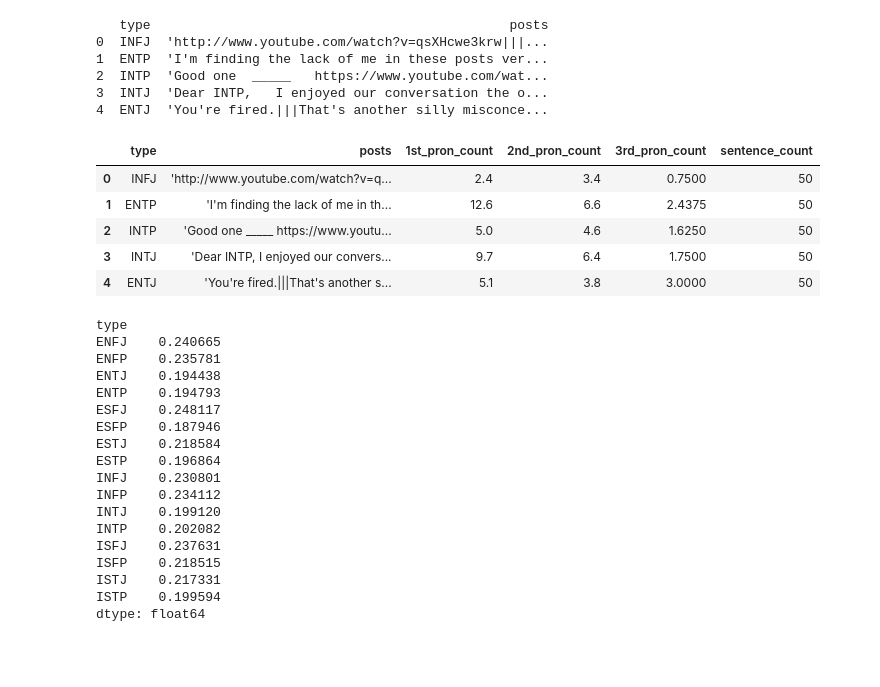
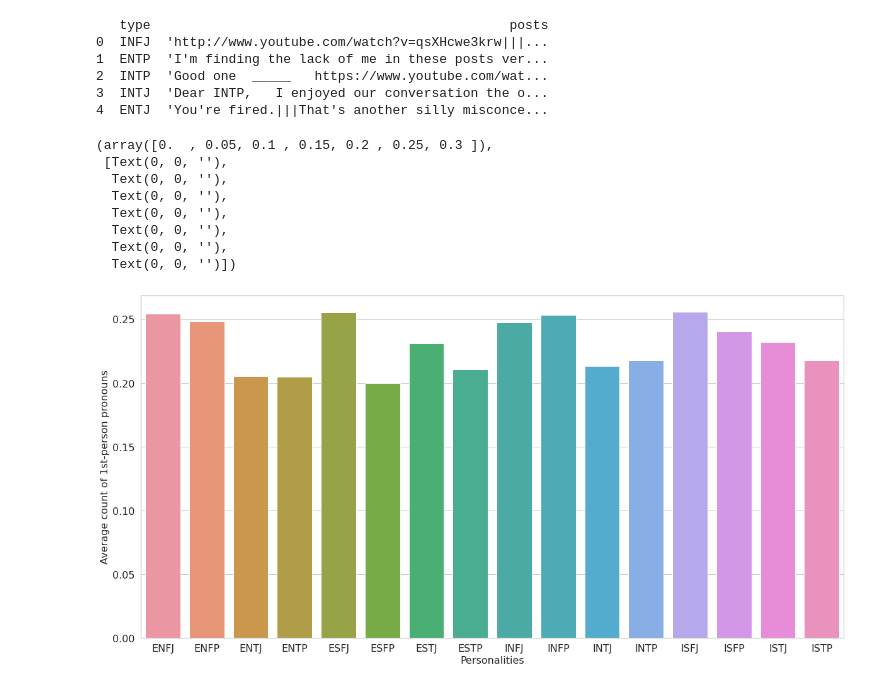
Before and after one commit to admunk/ece143project, a Jupyter notebook: mbti-study-personality-pron.ipynb, the cells around one changed output. Drawn from its saved outputs; the diff is of its cells as text; code cells hidden in the pictures; blank space fills up the shorter version.

Commit message:
update pron visu

```diff
--- a/mbti-study-personality-pron.ipynb
+++ b/mbti-study-personality-pron.ipynb
@@ -27,39 +21,32 @@ second_pron_pat = r"(?i)\b(you|your|yours|yourself|yourselves)\b"
 second_pron_num = 5
 third_pron_pat = r"(?i)\b(he|him|his|himself|she|her|hers|herself|they|them|their|theirs|themselves|it|its|itself)\b"
 third_pron_num = 16
+link_pat = r"http"
 # %%
 df['1st_pron_count'] = df['posts'].str.count(pat=first_pron_pat)/first_pron_num
 df['2nd_pron_count'] = df['posts'].str.count(pat=second_pron_pat)/second_pron_num
 df['3rd_pron_count'] = df['posts'].str.count(pat=third_pron_pat)/third_pron_num
+df['link_count'] = df['posts'].str.count(pat=link_pat)
 # %%
-df['sentence_count'] = df['posts'].str.count(pat=r"\|\|\|")+1
+df['comment_count'] = df['posts'].str.count(pat=r"\|\|\|")+1
+df['org_comment_count'] = df['comment_count'] - df['link_count']
+df_1st = df.groupby(['type'])['1st_pron_count'].sum()/df.groupby(['type'])['org_comment_count'].sum()
-# %%
-df.head()
-# %% [output]
-|  | type | posts | 1st_pron_count | 2nd_pron_count | 3rd_pron_count | sentence_count |
-| 0 | INFJ | 'http://www.youtube.com/watch?v=q... | 2.4 | 3.4 | 0.7500 | 50 |
-| 1 | ENTP | 'I'm finding the lack of me in th... | 12.6 | 6.6 | 2.4375 | 50 |
-| 2 | INTP | 'Good one _____ https://www.youtu... | 5.0 | 4.6 | 1.6250 | 50 |
-| 3 | INTJ | 'Dear INTP, I enjoyed our convers... | 9.7 | 6.4 | 1.7500 | 50 |
-| 4 | ENTJ | 'You're fired.|||That's another s... | 5.1 | 3.8 | 3.0000 | 50 |
+# %%
+plt.figure(figsize=(20,10))
+sns.barplot(x=df_1st.index,y=df_1st.values)
+plt.ylabel('Average count of 1st-person pronouns', fontsize=16)
+plt.xlabel('Personalities', fontsize=16)
+plt.xticks(fontsize=16, rotation=0)
+plt.yticks(fontsize=16, rotation=0)
+# %% [output]
+(array([0.  , 0.05, 0.1 , 0.15, 0.2 , 0.25, 0.3 ]),
+ [Text(0, 0, ''),
+  Text(0, 0, ''),
+  Text(0, 0, ''),
+  Text(0, 0, ''),
+  Text(0, 0, ''),
+  Text(0, 0, ''),
+  Text(0, 0, '')])
+[figure, added]
 # %%
-df.groupby(['type'])['1st_pron_count'].sum()/df.groupby(['type'])['sentence_count'].sum()
+df_2nd = df.groupby(['type'])['2nd_pron_count'].sum()/df.groupby(['type'])['org_comment_count'].sum()
-# %% [output]
-type
-ENFJ    0.240665
-ENFP    0.235781
-ENTJ    0.194438
-ENTP    0.194793
-ESFJ    0.248117
-ESFP    0.187946
-ESTJ    0.218584
-ESTP    0.196864
-INFJ    0.230801
-INFP    0.234112
-INTJ    0.199120
-INTP    0.202082
-ISFJ    0.237631
-ISFP    0.218515
-ISTJ    0.217331
-ISTP    0.199594
-dtype: float64
```
Also changed, not shown: parts of 12 cells of this notebook.
